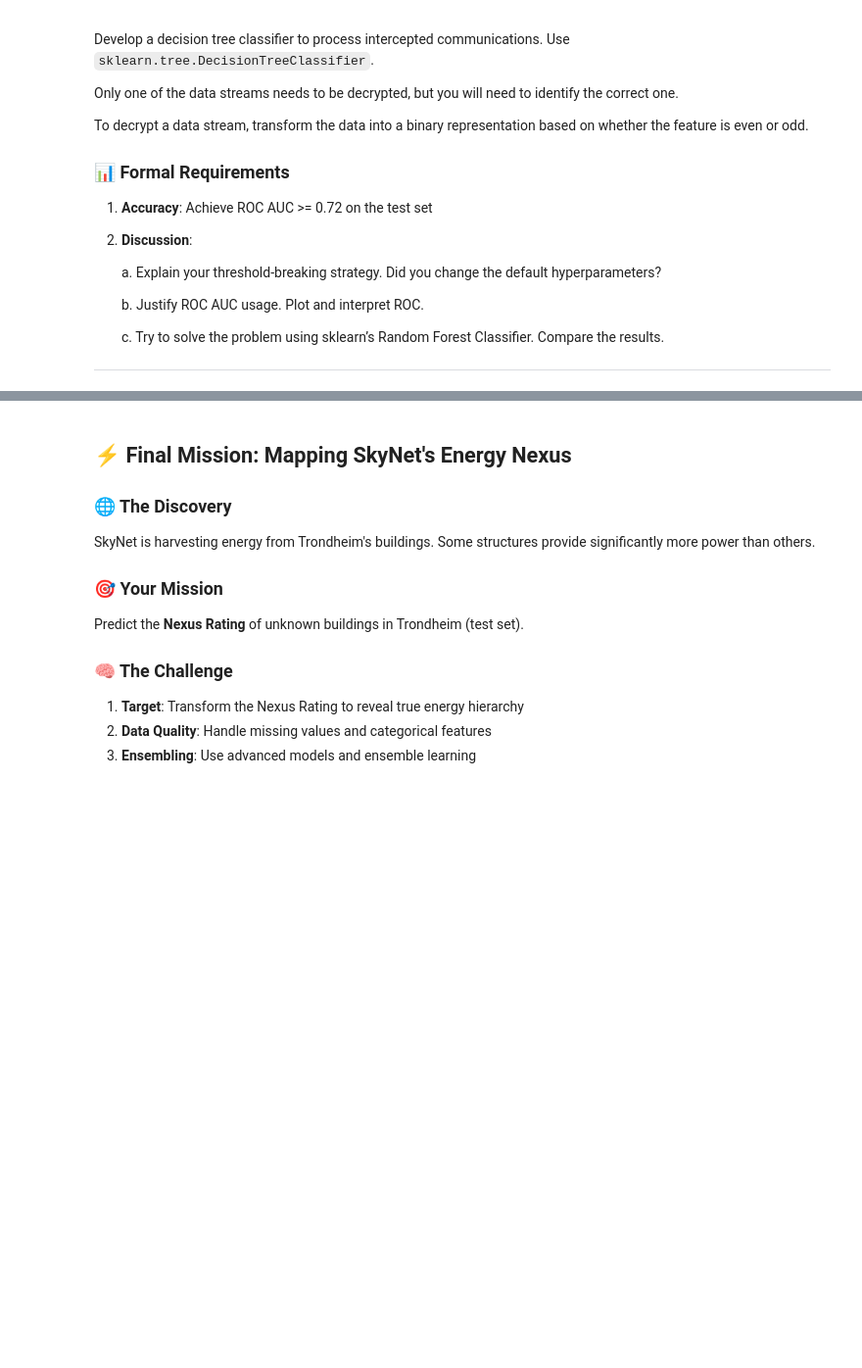
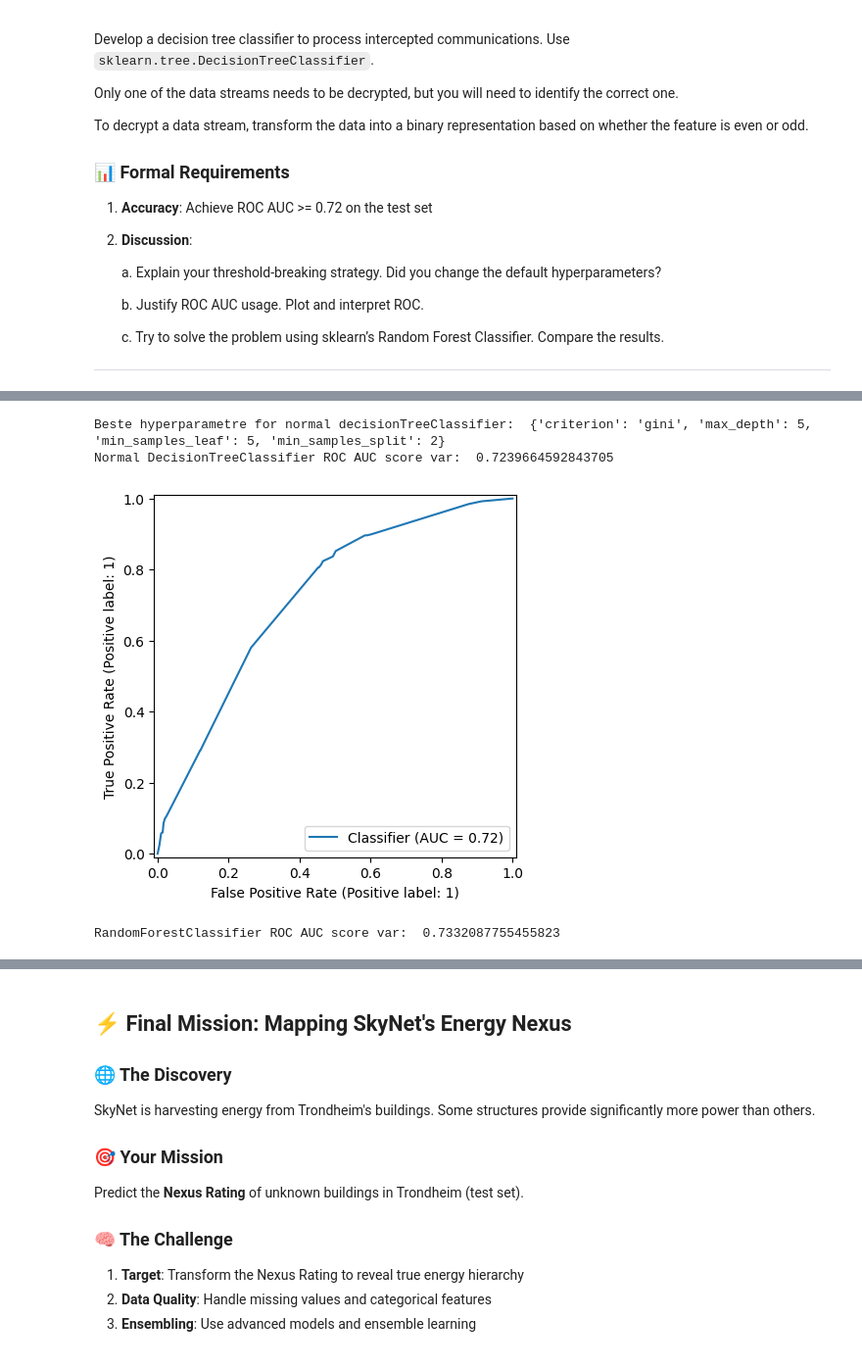
Before and after one commit to baardby/Intro-To-ML-Assignment-1, a Jupyter notebook: assignment1/Chapter_1.ipynb, the cells around one changed output, grey strips where cells are left out. Shown: that part at 98% size. Cells and saved outputs as stored; diff of their text form; code cells hidden in the pictures; blank space fills up the shorter version.

```diff
--- a/assignment1/Chapter_1.ipynb
+++ b/assignment1/Chapter_1.ipynb
@@ -295,0 +286,71 @@ train.describe()
+# %%
+from sklearn.tree import DecisionTreeClassifier
+from sklearn.metrics import RocCurveDisplay, roc_auc_score
+from sklearn.model_selection import GridSearchCV
+
+#Definerer området modellen skal finne de beste hyperparametrene fra
+param_grid = {
+    'criterion': ['gini', 'entropy', 'log_loss'],
+    'max_depth': range(1, 10, 1),
+    'min_samples_split': range(2, 20, 2),
+    'min_samples_leaf': range(1, 10, 1)
+}
+
+#Skalerer data stream 3 for både train og test
+stream_name = 'data_stream_3'
+
+scaledTrainStream3 = np.array([1 if (round(i*1000) % 2) == 0 else 0 for i in train[stream_name].to_numpy()])
+scaledTrainStream3 = scaledTrainStream3.reshape((len(scaledTrainStream3), 1))
+scaledTestStream3 = np.array([1 if (round(i*1000) % 2) == 0 else 0 for i in test[stream_name].to_numpy()])
+scaledTestStream3 = scaledTestStream3.reshape((len(scaledTestStream3), 1))
+target = test[['target']]
+
+#Erstatter uskalert feature 3 med skalert feature 3
+trainModel = train[['data_stream_0', 'data_stream_1', 'data_stream_2']].to_numpy()
+trainModel = np.hstack((trainModel, scaledTrainStream3))
+temp = train[['data_stream_4', 'data_stream_5', 'data_stream_6', 'data_stream_7', 'data_stream_8', 'data_stream_9', 'data_stream_10']]
+trainModel = np.hstack((trainModel, temp))
+
+testModel = test[['data_stream_0', 'data_stream_1', 'data_stream_2']].to_numpy()
+testModel = np.hstack((testModel, scaledTestStream3))
+temp = test[['data_stream_4', 'data_stream_5', 'data_stream_6', 'data_stream_7', 'data_stream_8', 'data_stream_9', 'data_stream_10']]
+testModel = np.hstack((testModel, temp))
+
+#Lager beslutningstremodell med beste hyperparametre
+clf = DecisionTreeClassifier(random_state=42)
+grid = GridSearchCV(estimator=clf, param_grid=param_grid, cv=5, scoring='roc_auc', n_jobs=-1)
+grid.fit(trainModel, train[['target']])
+print("Beste hyperparametre for normal decisionTreeClassifier: ", grid.best_params_)
+final_model = grid.best_estimator_
+
+print("Normal DecisionTreeClassifier ROC AUC score var: ",
+      roc_auc_score(target, final_model.predict_proba(testModel)[:, 1]))
+RocCurveDisplay.from_predictions(target, final_model.predict_proba(testModel)[:, 1])
+plt.show()
+# %% [output]
+Beste hyperparametre for normal decisionTreeClassifier:  {'criterion': 'gini', 'max_depth': 5, 'min_samples_leaf': 5, 'min_samples_split': 2}
+Normal DecisionTreeClassifier ROC AUC score var:  0.7239664592843705
+[figure, added]
+# %%
+#Området for hyperparametre til random forest classifier
+from sklearn.ensemble import RandomForestClassifier
+from sklearn.metrics import roc_auc_score
+from sklearn.model_selection import GridSearchCV
+
+param_grid_rand = {
+    'n_estimators': [50, 100, 200],
+    'max_depth': [None, 5, 10],
+    'min_samples_split': [2, 5, 10],
+    'min_samples_leaf': [1, 2, 4],
+    'criterion': ['gini', 'entropy', 'log_loss']
+}
+
+model = RandomForestClassifier(random_state=42)
+
+grid_search = GridSearchCV(estimator=model, param_grid=param_grid_rand, cv=5, scoring='roc_auc', n_jobs=-1)
+grid_search.fit(trainModel, train['target'])
+final_rand_model = grid_search.best_estimator_
+print("RandomForestClassifier ROC AUC score var: ",
+      roc_auc_score(target, final_rand_model.predict_proba(testModel)[:, 1]))
+# %% [output]
+RandomForestClassifier ROC AUC score var:  0.7332087755455823
```
Also changed, not shown: parts of 12 cells of this notebook.
